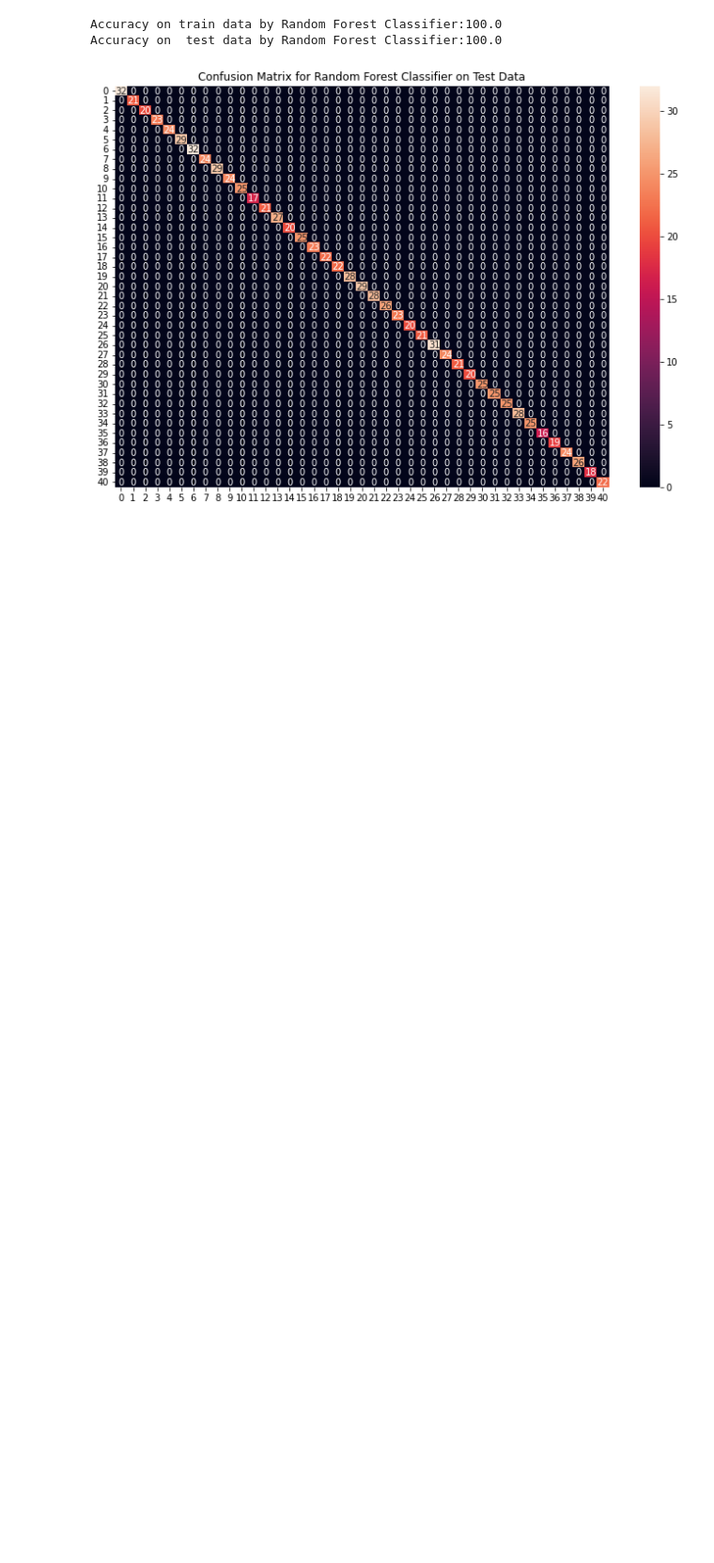
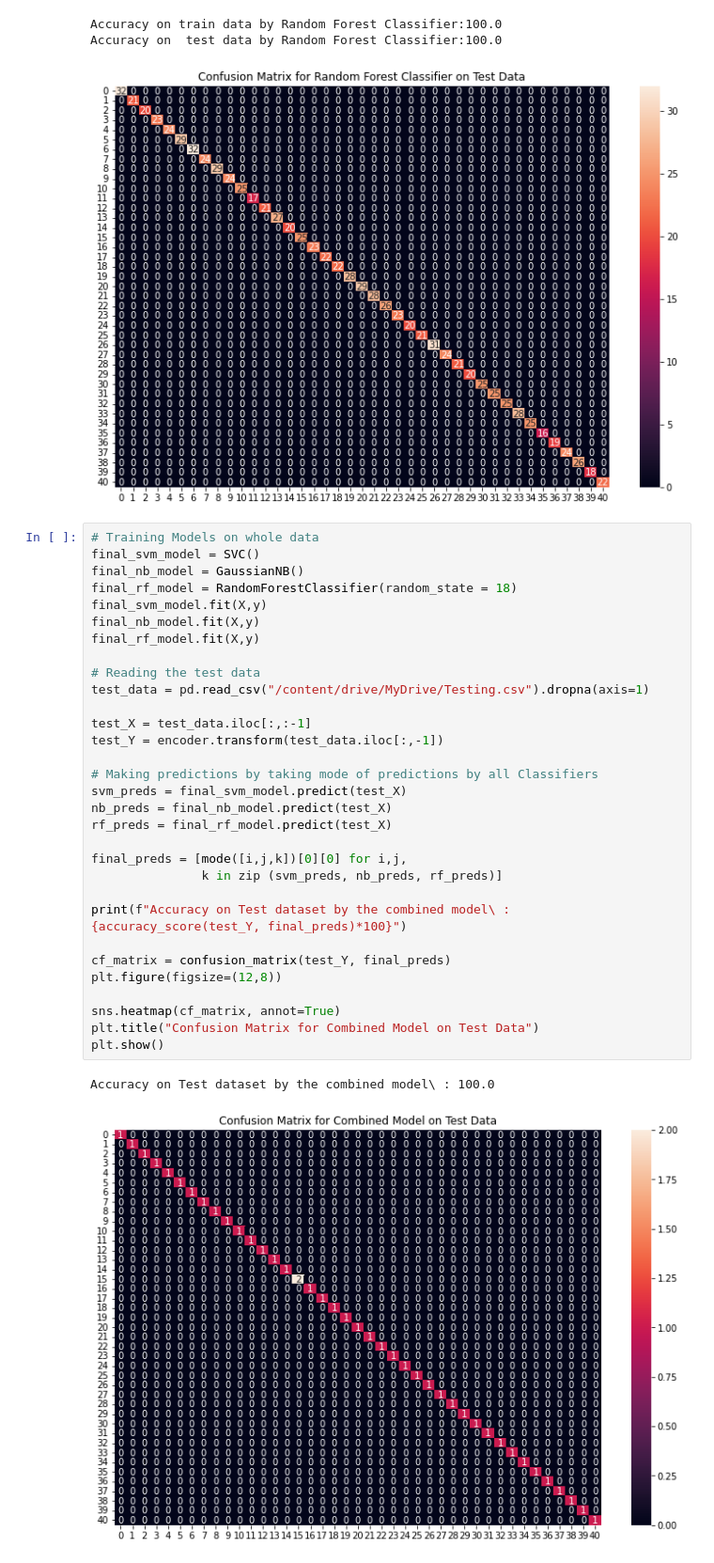
Before and after one commit to samndambuki/4th-year-Project, a Jupyter notebook: Disease_Prediction.ipynb, the cells around one changed output. Shown: that part at 94% size. Cells and saved outputs as stored; diff of their text form; blank space fills up the shorter version.

```diff
--- a/Disease_Prediction.ipynb
+++ b/Disease_Prediction.ipynb
@@ -144,3 +144,37 @@ Accuracy on test data by Naive Bayes Classifier:100.0
 Accuracy on train data by Random Forest Classifier:100.0
 Accuracy on  test data by Random Forest Classifier:100.0
 [figure]
+# %%
+# Training Models on whole data
+final_svm_model = SVC()
+final_nb_model = GaussianNB()
+final_rf_model = RandomForestClassifier(random_state = 18)
+final_svm_model.fit(X,y)
+final_nb_model.fit(X,y)
+final_rf_model.fit(X,y)
+
+# Reading the test data
+test_data = pd.read_csv("/content/drive/MyDrive/Testing.csv").dropna(axis=1)
+
+test_X = test_data.iloc[:,:-1]
+test_Y = encoder.transform(test_data.iloc[:,-1])
+
+# Making predictions by taking mode of predictions by all Classifiers
+svm_preds = final_svm_model.predict(test_X)
+nb_preds = final_nb_model.predict(test_X)
+rf_preds = final_rf_model.predict(test_X)
+
+final_preds = [mode([i,j,k])[0][0] for i,j,
+               k in zip (svm_preds, nb_preds, rf_preds)]
+
+print(f"Accuracy on Test dataset by the combined model\ : {accuracy_score(test_Y, final_preds)*100}")
+
+cf_matrix = confusion_matrix(test_Y, final_preds)
+plt.figure(figsize=(12,8))
+
+sns.heatmap(cf_matrix, annot=True)
+plt.title("Confusion Matrix for Combined Model on Test Data")
+plt.show()
+# %% [output]
+Accuracy on Test dataset by the combined model\ : 100.0
+[figure, added]
```
Also changed, not shown: parts of 1 cell of this notebook.
